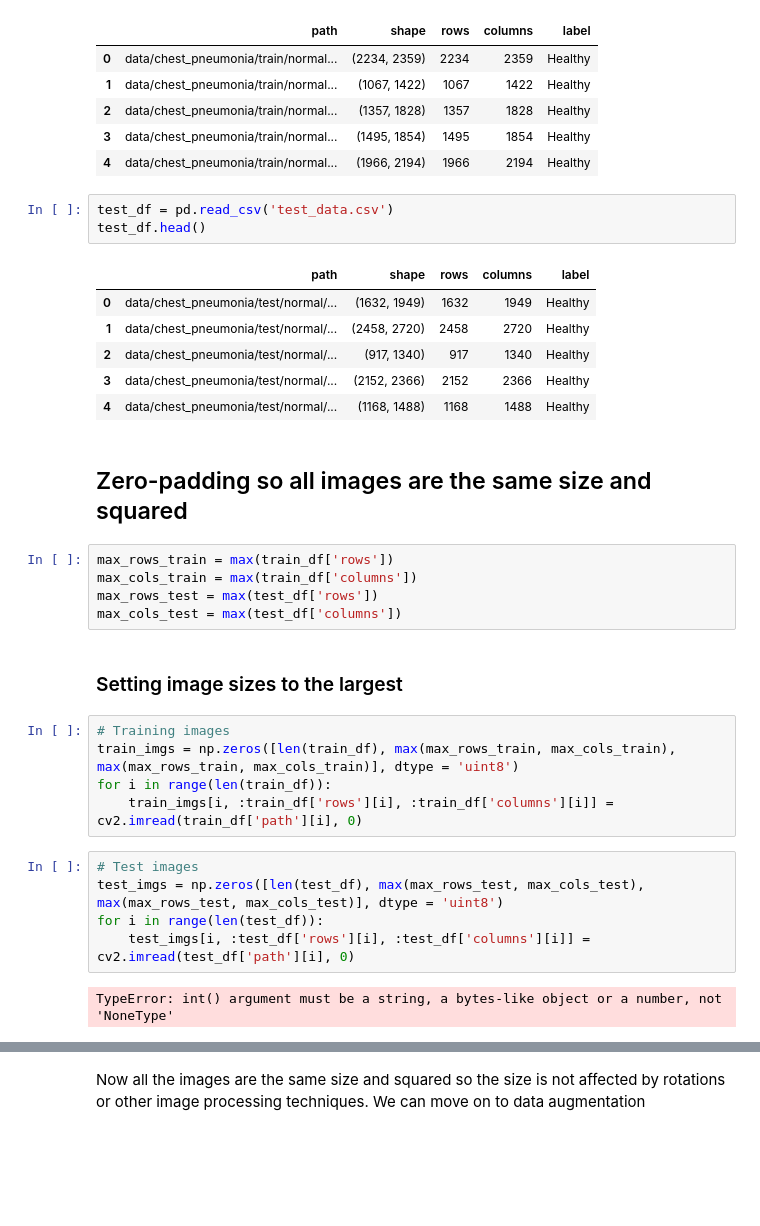
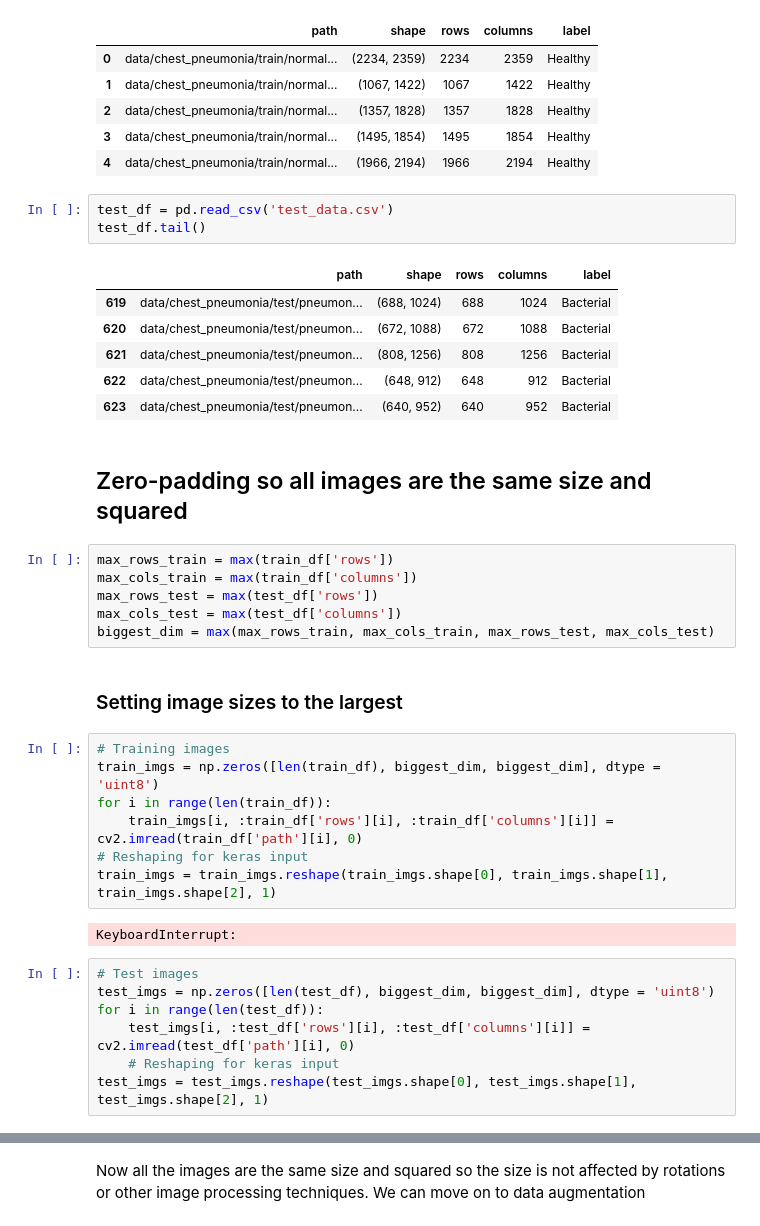
Before and after one commit to alfonsogarcia-git/data_science_nov2020_alfon, a Jupyter notebook: Projects/Project2_ML_Alfon/main.ipynb, the cells around one changed output, grey strips where cells are left out. Saved outputs shown, nothing was run; the diff lists cells and outputs as text; blank space fills up the shorter version.

```diff
--- a/Projects/Project2_ML_Alfon/main.ipynb
+++ b/Projects/Project2_ML_Alfon/main.ipynb
@@ -49,14 +56,14 @@ train_df.head()
 | 4 | data/chest_pneumonia/train/normal... | (1966, 2194) | 1966 | 2194 | Healthy |
 # %%
 test_df = pd.read_csv('test_data.csv')
-test_df.head()
+test_df.tail()
 # %% [output]
 |  | path | shape | rows | columns | label |
-| 0 | data/chest_pneumonia/test/normal/... | (1632, 1949) | 1632 | 1949 | Healthy |
-| 1 | data/chest_pneumonia/test/normal/... | (2458, 2720) | 2458 | 2720 | Healthy |
-| 2 | data/chest_pneumonia/test/normal/... | (917, 1340) | 917 | 1340 | Healthy |
-| 3 | data/chest_pneumonia/test/normal/... | (2152, 2366) | 2152 | 2366 | Healthy |
-| 4 | data/chest_pneumonia/test/normal/... | (1168, 1488) | 1168 | 1488 | Healthy |
+| 619 | data/chest_pneumonia/test/pneumon... | (688, 1024) | 688 | 1024 | Bacterial |
+| 620 | data/chest_pneumonia/test/pneumon... | (672, 1088) | 672 | 1088 | Bacterial |
+| 621 | data/chest_pneumonia/test/pneumon... | (808, 1256) | 808 | 1256 | Bacterial |
+| 622 | data/chest_pneumonia/test/pneumon... | (648, 912) | 648 | 912 | Bacterial |
+| 623 | data/chest_pneumonia/test/pneumon... | (640, 952) | 640 | 952 | Bacterial |
 # %% [markdown]
 ## Zero-padding so all images are the same size and squared
 # %%
@@ -64,17 +71,22 @@ max_rows_train = max(train_df['rows'])
 max_cols_train = max(train_df['columns'])
 max_rows_test = max(test_df['rows'])
 max_cols_test = max(test_df['columns'])
+biggest_dim = max(max_rows_train, max_cols_train, max_rows_test, max_cols_test)
 # %% [markdown]
 ### Setting image sizes to the largest
 # %%
 # Training images
-train_imgs = np.zeros([len(train_df), max(max_rows_train, max_cols_train), max(max_rows_train, max_cols_train)], dtype = 'uint8')
+train_imgs = np.zeros([len(train_df), biggest_dim, biggest_dim], dtype = 'uint8')
 for i in range(len(train_df)):
     train_imgs[i, :train_df['rows'][i], :train_df['columns'][i]] = cv2.imread(train_df['path'][i], 0)
+# Reshaping for keras input
+train_imgs = train_imgs.reshape(train_imgs.shape[0], train_imgs.shape[1], train_imgs.shape[2], 1)
+# %% [output]
+KeyboardInterrupt:
 # %%
 # Test images
-test_imgs = np.zeros([len(test_df), max(max_rows_test, max_cols_test), max(max_rows_test, max_cols_test)], dtype = 'uint8')
+test_imgs = np.zeros([len(test_df), biggest_dim, biggest_dim], dtype = 'uint8')
 for i in range(len(test_df)):
     test_imgs[i, :test_df['rows'][i], :test_df['columns'][i]] = cv2.imread(test_df['path'][i], 0)
+    # Reshaping for keras input
+test_imgs = test_imgs.reshape(test_imgs.shape[0], test_imgs.shape[1], test_imgs.shape[2], 1)
-# %% [output]
-TypeError: int() argument must be a string, a bytes-like object or a number, not 'NoneType'
```
Also changed, not shown: parts of 11 cells of this notebook, 6 other files.
